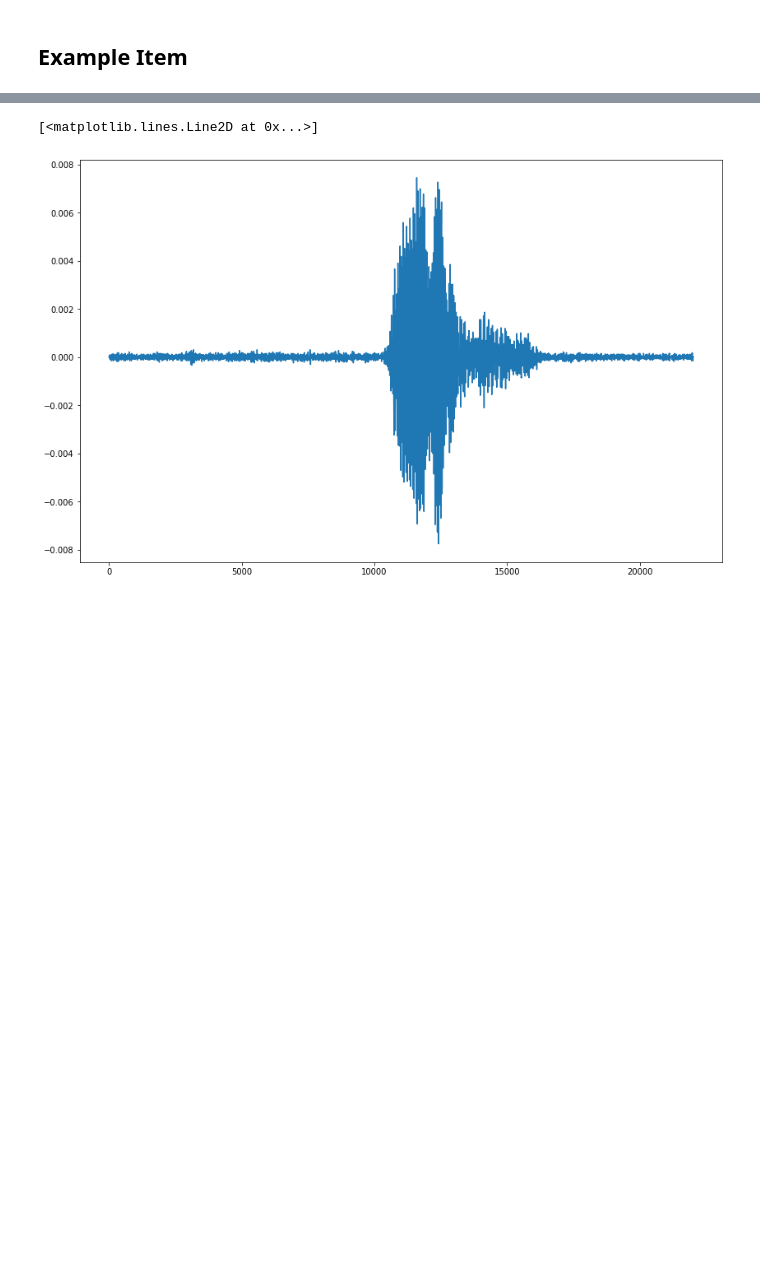
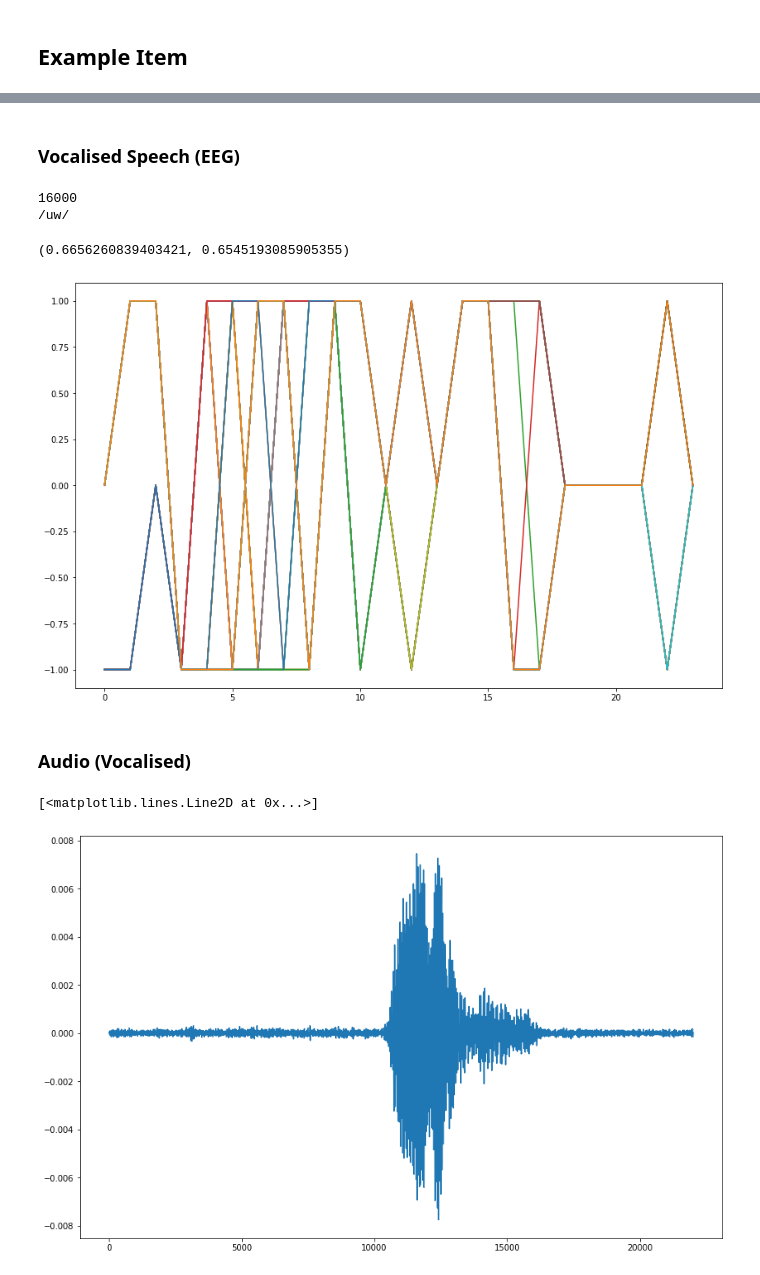
Before and after one commit to MiscellaneousStuff/kara-one-transduction, a Jupyter notebook: main.ipynb, the cells around one changed output, grey strips where cells are left out. Saved outputs shown, nothing was run; the diff lists cells and outputs as text; code cells hidden in the pictures; blank space fills up the shorter version.

```diff
--- a/main.ipynb
+++ b/main.ipynb
@@ -49,3 +45,25 @@ example["emg_rest"].var(), example["emg_active"].var()
+# %% [markdown]
+### Vocalised Speech (EEG)
+# %%
+import matplotlib.pyplot as plt
+import numpy as np
+plt.rcParams["figure.figsize"] = (14, 9)
+
+example = dataset[0]
+print(example["label"])
+emg_split = np.split(example["emg_vocal"], 62)
+for emg in emg_split:
+    plt.plot(emg)
+# plt.plot(example["emg_rest"])
+# plt.plot(example["emg_active"])
+example["emg_rest"].var(), example["emg_vocal"].var()
+# %% [output]
+16000
+/uw/
+(0.6656260839403421, 0.6545193085905355)
+[figure, added]
+# %% [markdown]
+### Audio (Vocalised)
 # %%
 plt.plot(example["audio"])
 # %% [output]
```
Also changed, not shown: parts of 5 cells of this notebook, 1 other file.
